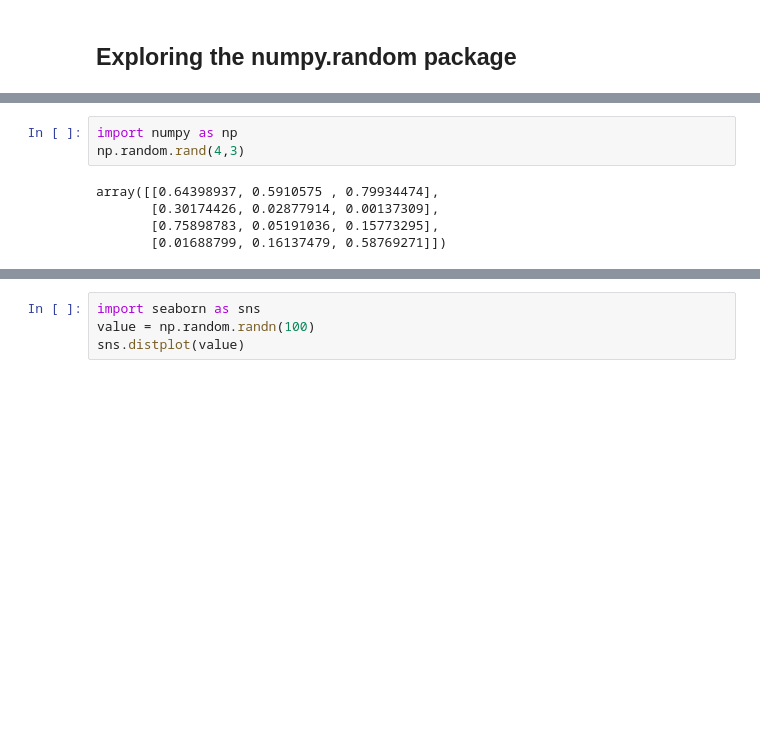
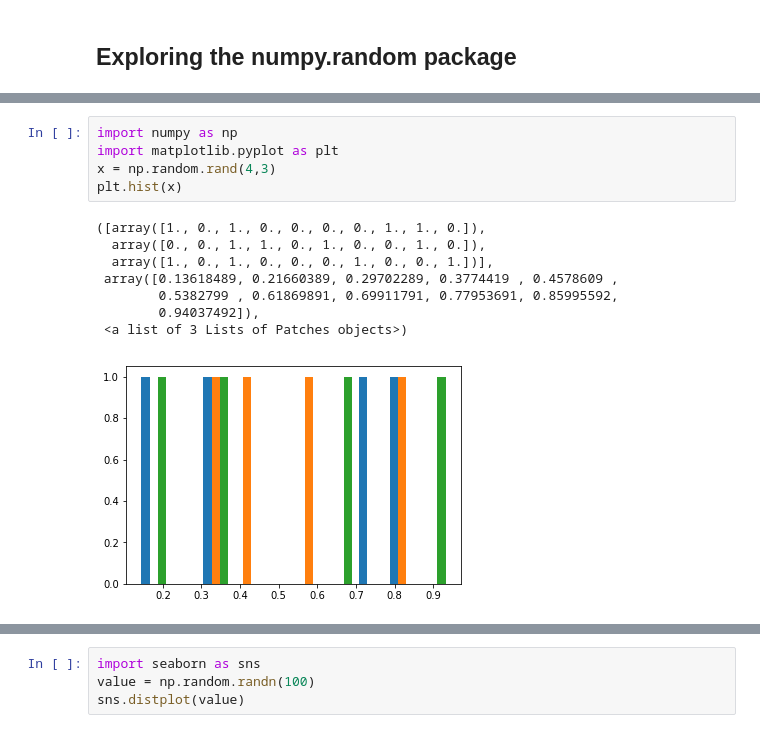
Before and after one commit to AideenByrne/ProgrammingforDA-assignment, a Jupyter notebook: Programming for Data Analysis Assignment.ipynb, the cells around one changed output, grey strips where cells are left out. Cells and saved outputs as stored; diff of their text form; blank space fills up the shorter version.

```diff
--- a/Programming for Data Analysis Assignment.ipynb
+++ b/Programming for Data Analysis Assignment.ipynb
@@ -20,8 +26,14 @@ The first function in the list is **random.rand**, which according to the NumPy
 # %%
 import numpy as np
-np.random.rand(4,3)
+import matplotlib.pyplot as plt
+x = np.random.rand(4,3)
+plt.hist(x)
 # %% [output]
-array([[0.64398937, 0.5910575 , 0.79934474],
-       [0.30174426, 0.02877914, 0.00137309],
-       [0.75898783, 0.05191036, 0.15773295],
-       [0.01688799, 0.16137479, 0.58769271]])
+([array([1., 0., 1., 0., 0., 0., 0., 1., 1., 0.]),
+  array([0., 0., 1., 1., 0., 1., 0., 0., 1., 0.]),
+  array([1., 0., 1., 0., 0., 0., 1., 0., 0., 1.])],
+ array([0.13618489, 0.21660389, 0.29702289, 0.3774419 , 0.4578609 ,
+        0.5382799 , 0.61869891, 0.69911791, 0.77953691, 0.85995592,
+        0.94037492]),
+ <a list of 3 Lists of Patches objects>)
+[figure, added]
```
Also changed, not shown: parts of 14 cells of this notebook, 1 other file.
